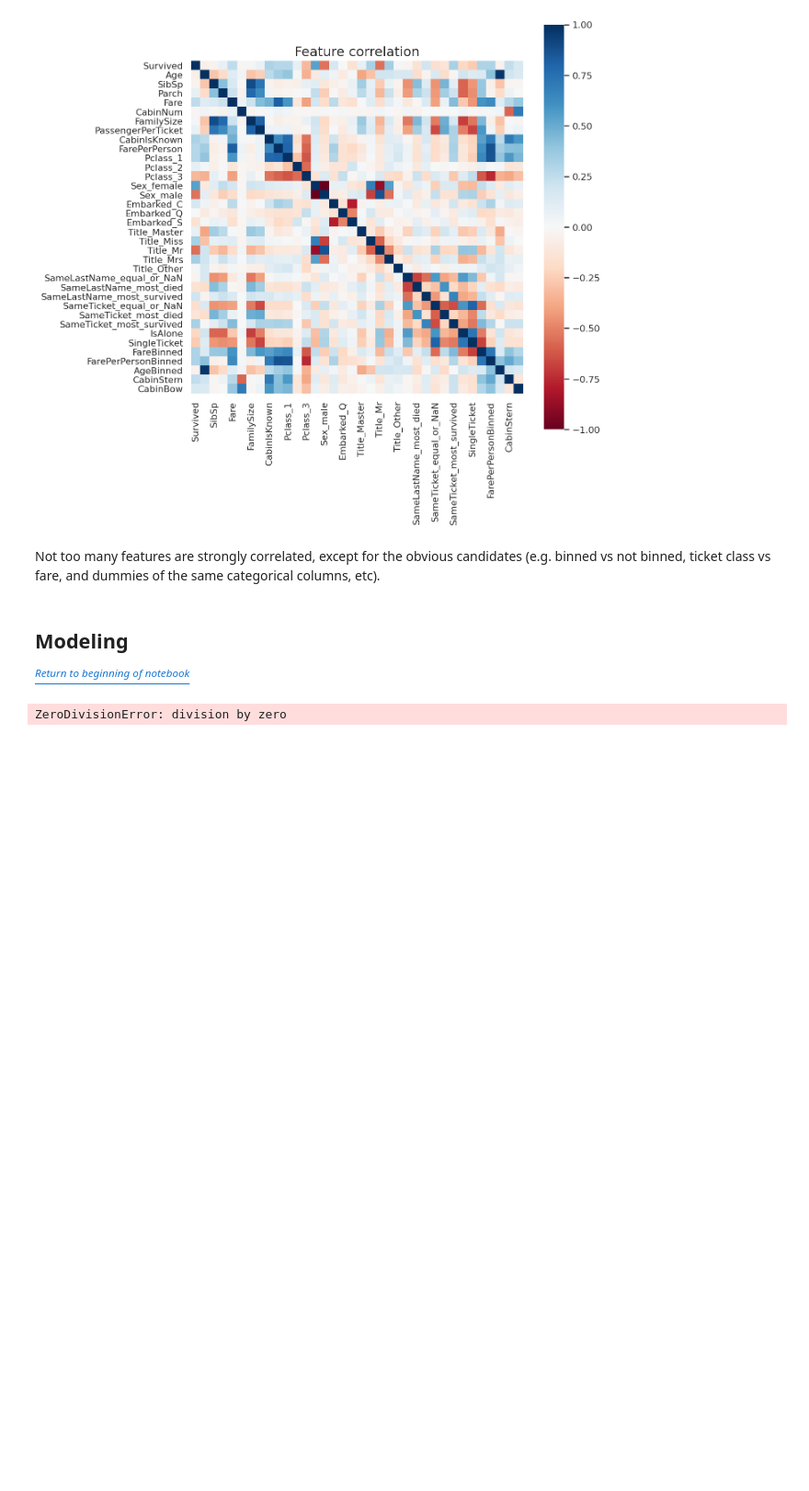
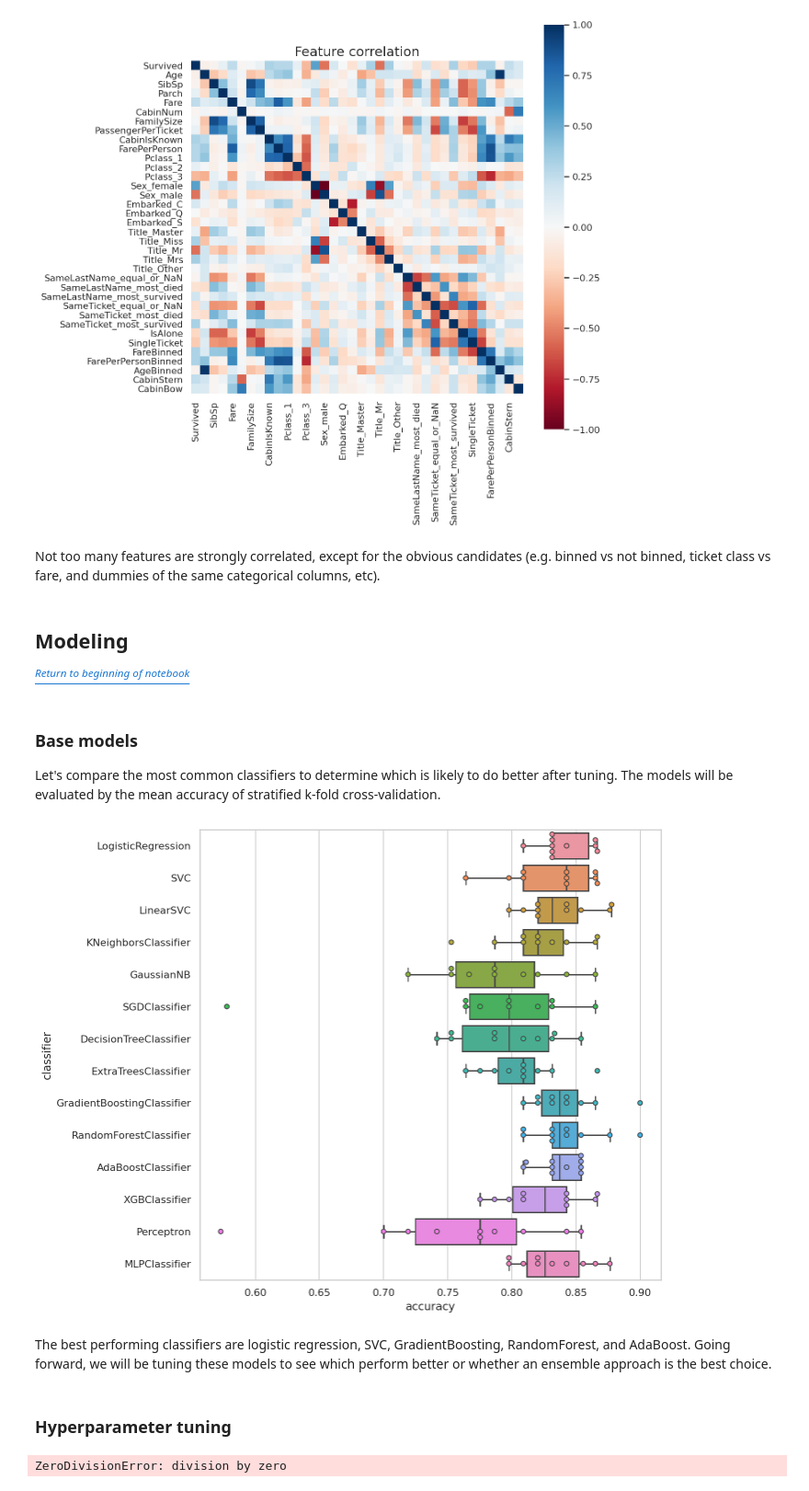
Before and after one commit to dwitvliet/kaggle-titanic, a Jupyter notebook: kaggle-titanic.ipynb, the cells around one changed output. Shown at 92% size. Drawn from its saved outputs; the diff is of its cells as text; code cells hidden in the pictures; blank space fills up the shorter version.

Commit message:
Evaluated 14 base classifiers

```diff
--- a/kaggle-titanic.ipynb
+++ b/kaggle-titanic.ipynb
@@ -492,6 +495,54 @@ Not too many features are strongly correlated, except for the obvious candidates
 ## Modeling
 
 _[<sup>Return to beginning of notebook</sup>](#Kaggle-Titanic-challenge)_
+# %% [markdown]
+### Base models
+
+Let's compare the most common classifiers to determine which is likely to do better after tuning. The models will be evaluated by the mean accuracy of stratified k-fold cross-validation.
+# %%
+# Set random state for reproducibility.
+random_state = 42
+
+# Initialize cross validation object and classifiers with default parameters.
+kfold = model_selection.StratifiedKFold(n_splits=10, shuffle=True, random_state=random_state)
+classifiers = [
+    LogisticRegression(random_state=random_state),
+    SVC(random_state=random_state),
+    LinearSVC(random_state=random_state),
+    KNeighborsClassifier(),
+    GaussianNB(),
+    SGDClassifier(random_state=random_state),
+    DecisionTreeClassifier(random_state=random_state),
+    ExtraTreesClassifier(random_state=random_state),
+    GradientBoostingClassifier(random_state=random_state),
+    RandomForestClassifier(random_state=random_state),
+    AdaBoostClassifier(random_state=random_state),
+    XGBClassifier(random_state=random_state),
+    Perceptron(random_state=random_state),
+    MLPClassifier(random_state=random_state)
+]
+
+# Train models and store accuracy scores in dataframe.
+X_train = train.drop('Survived', axis=1)
+y_train = train['Survived']
+cv_results = pd.DataFrame(index=range(10))
+for classifier in tqdm(classifiers):
+    cv_results[classifier.__class__.__name__] = model_selection.cross_val_score(
+        classifier, X_train, y_train, scoring='accuracy', cv=kfold, n_jobs=15
+    )
+
+# Plot accuracy scores.
+cv_results = pd.melt(cv_results, var_name='classifier', value_name='accuracy')
+plt.figure(figsize=(9, 9))
+sns.boxplot(data=cv_results, x='accuracy', y='classifier', showfliers=False)
+sns.swarmplot(data=cv_results, x='accuracy', y='classifier', size=5, linewidth=1)
+plt.show()
+# %% [output]
+[figure, added]
+# %% [markdown]
+The best performing classifiers are logistic regression, SVC, GradientBoosting, RandomForest, and AdaBoost. Going forward, we will be tuning these models to see which perform better or whether an ensemble approach is the best choice.
+# %% [markdown]
+### Hyperparameter tuning
 # %%
 0/0 # Stop here when running everything to prevent accidental submission
 # %% [output]
```
Also changed, not shown: parts of 5 cells of this notebook.
